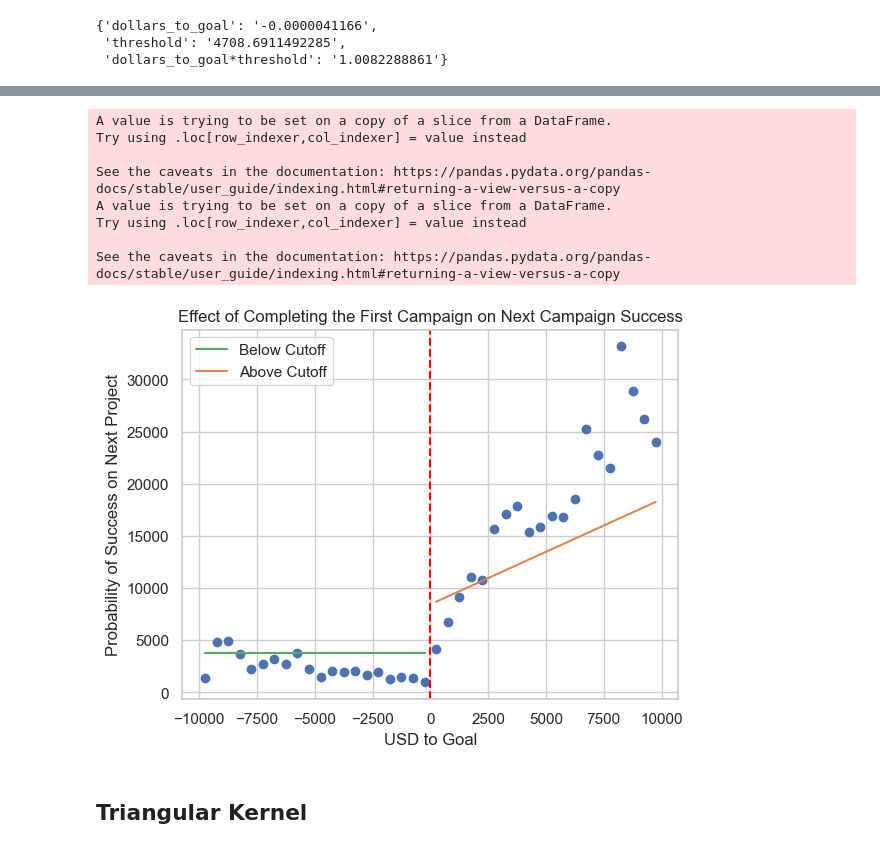
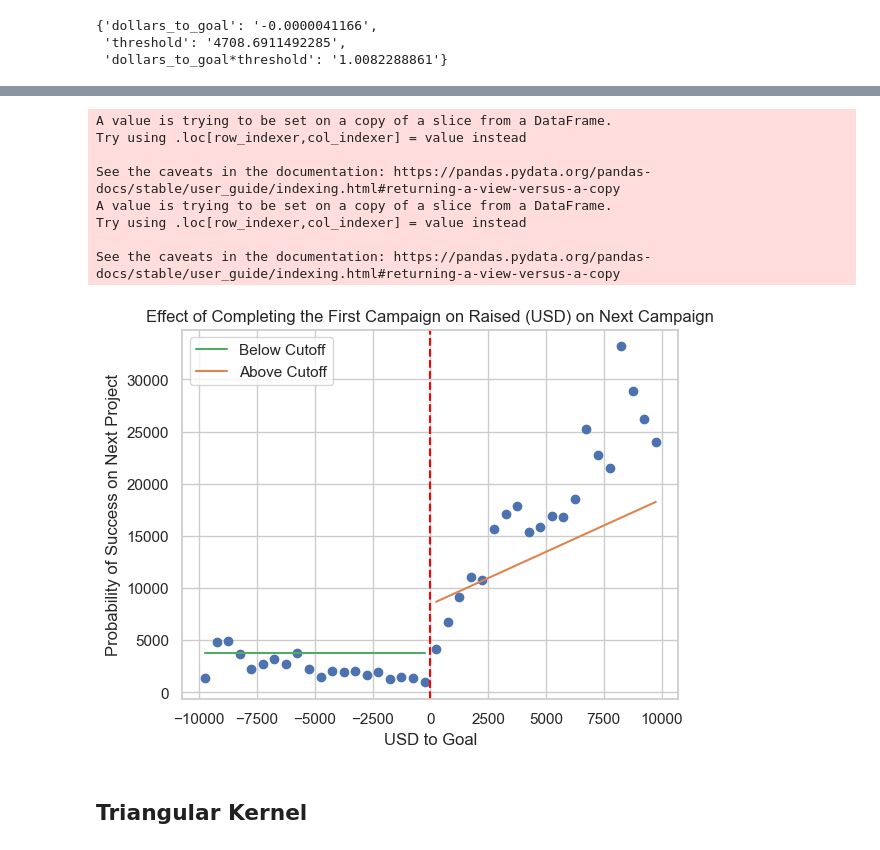
Before and after one commit to sahilpatil98/kickstarter-JMP, a Jupyter notebook: data-analysis/next_project_discontinuity_analysis.ipynb, the cells around one changed output, grey strips where cells are left out. Cells and saved outputs as stored; diff of their text form; code cells hidden in the pictures.

```diff
--- a/data-analysis/next_project_discontinuity_analysis.ipynb
+++ b/data-analysis/next_project_discontinuity_analysis.ipynb
@@ -787,35 +787,35 @@ plt.scatter(plotting_df['dollars_to_goal'], plotting_df['raised_next_usd'], colo
 cutoff = 0
 plotting_df['threshold'] = 0
 plotting_df.loc[plotting_df['dollars_to_goal'] > cutoff, 'threshold'] = 1
 
 # Convert threshold to int
 plotting_df['threshold'] = plotting_df['threshold'].astype(int)
 plotting_df['dollars_to_goal*threshold'] = plotting_df['dollars_to_goal'] * plotting_df['threshold']
 
 exog_dict = plotting_df[['dollars_to_goal', 'threshold', 'dollars_to_goal*threshold']]
 plotting_df['predictions'] = model.predict(exog_dict)
 left_plotting_df = plotting_df[plotting_df['dollars_to_goal'] < cutoff]
 right_plotting_df = plotting_df[plotting_df['dollars_to_goal'] >= cutoff]
 plt.plot(left_plotting_df['dollars_to_goal'], left_plotting_df['predictions'], color = 'C2', label = 'Below Cutoff')
 plt.plot(right_plotting_df['dollars_to_goal'], right_plotting_df['predictions'], color = 'C1', label = 'Above Cutoff')
 plt.legend()
 plt.axvline(x = 1, color = 'red', linestyle = '--')
 plt.ylabel('Probability of Success on Next Project')
 plt.xlabel('USD to Goal')
-plt.title('Effect of Completing the First Campaign on Next Campaign Success')
+plt.title('Effect of Completing the First Campaign on Raised (USD) on Next Campaign')
 
 plt.savefig('../images/next_kickstarter/effect_of_completing_the_first_campaign_on_next_raised.png')
 plt.show()
 # %% [output]
 A value is trying to be set on a copy of a slice from a DataFrame.
 Try using .loc[row_indexer,col_indexer] = value instead
 
 See the caveats in the documentation: https://pandas.pydata.org/pandas-docs/stable/user_guide/indexing.html#returning-a-view-versus-a-copy
 A value is trying to be set on a copy of a slice from a DataFrame.
 Try using .loc[row_indexer,col_indexer] = value instead
 
 See the caveats in the documentation: https://pandas.pydata.org/pandas-docs/stable/user_guide/indexing.html#returning-a-view-versus-a-copy
-[figure, old version]
+[figure, new version]
 # %% [markdown]
 ## Triangular Kernel
 # %%
```
Also changed, not shown: parts of 10 cells of this notebook, 4 other files.
